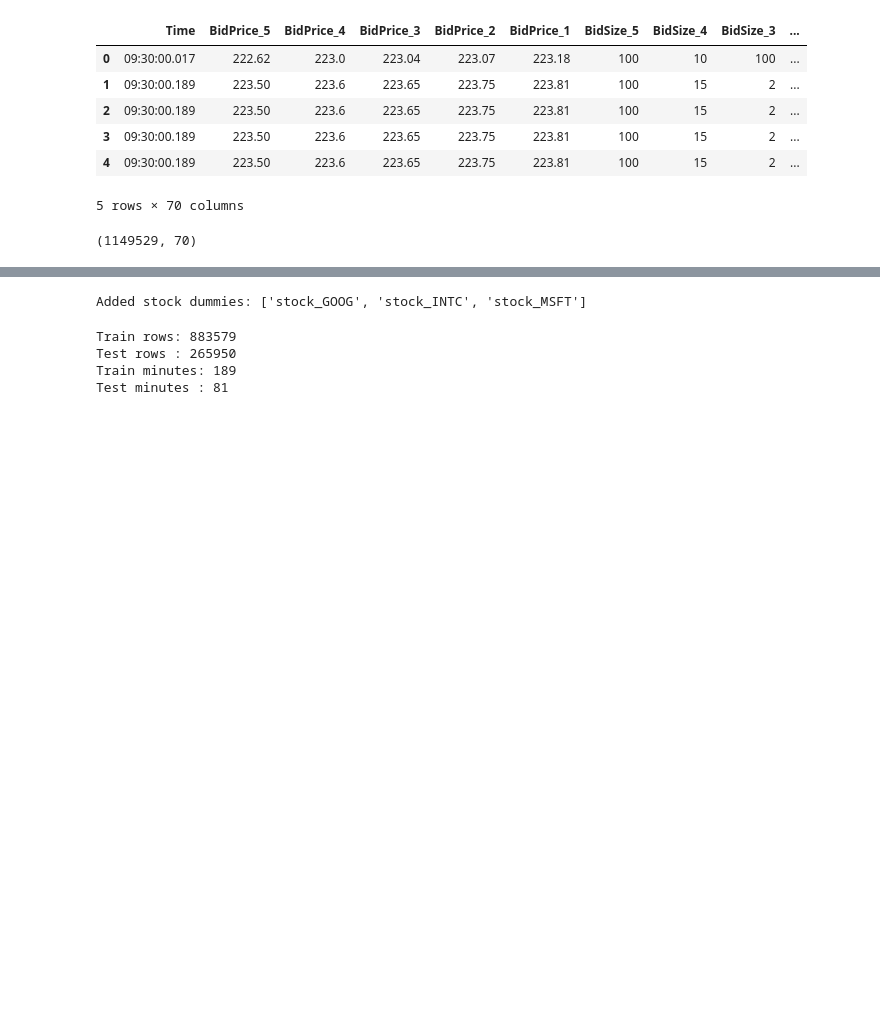
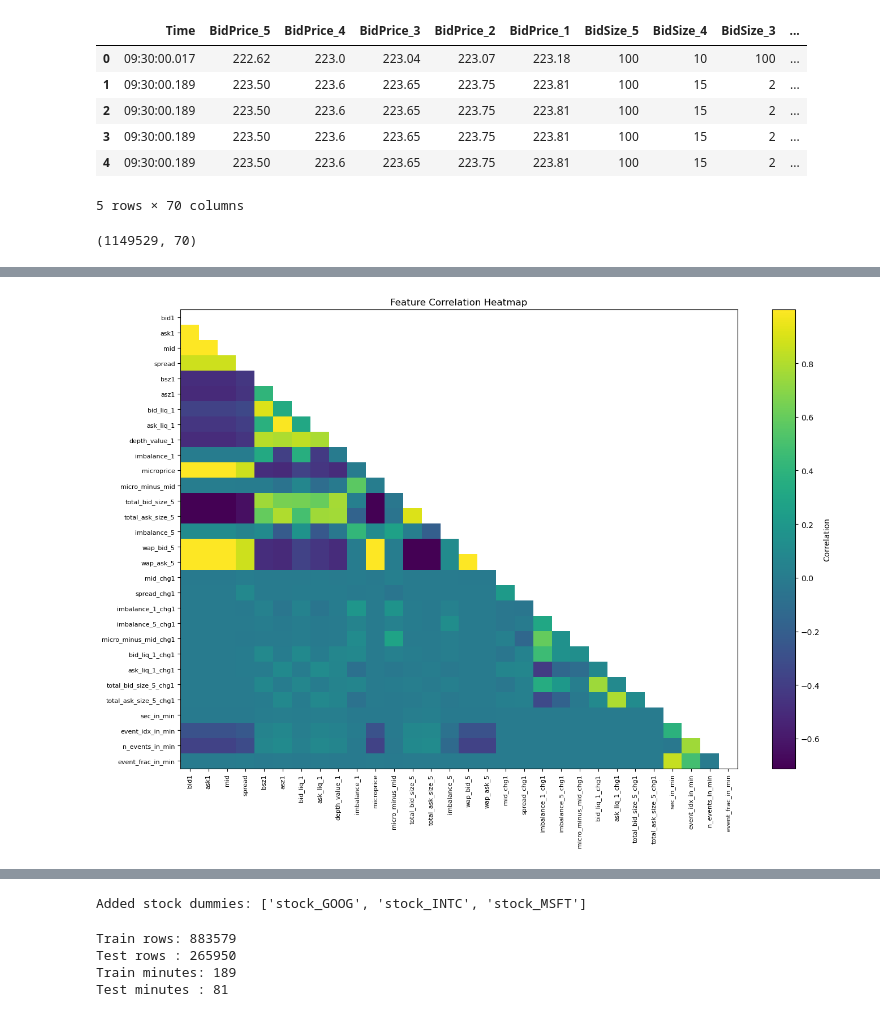
Before and after one commit to FishInAZ/ORIE-5259-Algo-Trading, a Jupyter notebook: Strategy_4/Multi_Factor_Strategy.ipynb, the cells around one changed output, grey strips where cells are left out. Saved outputs shown, nothing was run; the diff lists cells and outputs as text; code cells hidden in the pictures; blank space fills up the shorter version.

```diff
--- a/Strategy_4/Multi_Factor_Strategy.ipynb
+++ b/Strategy_4/Multi_Factor_Strategy.ipynb
@@ -230,0 +241,17 @@ print(model_df.shape)
+# %%
+# find correlations between features
+feature_corr = model_df[feature_cols].corr()
+
+mask = np.triu(np.ones_like(feature_corr, dtype=bool))
+corr_plot = feature_corr.mask(mask)
+
+plt.figure(figsize=(14, 10))
+im = plt.imshow(corr_plot, aspect="auto")
+plt.colorbar(im, label="Correlation")
+plt.xticks(range(len(feature_corr.columns)), feature_corr.columns, rotation=90, fontsize=8)
+plt.yticks(range(len(feature_corr.index)), feature_corr.index, fontsize=8)
+plt.title("Feature Correlation Heatmap")
+plt.tight_layout()
+plt.show()
+# %% [output]
+[figure, added]
```
Also changed, not shown: parts of 33 cells of this notebook, 3 other files.
